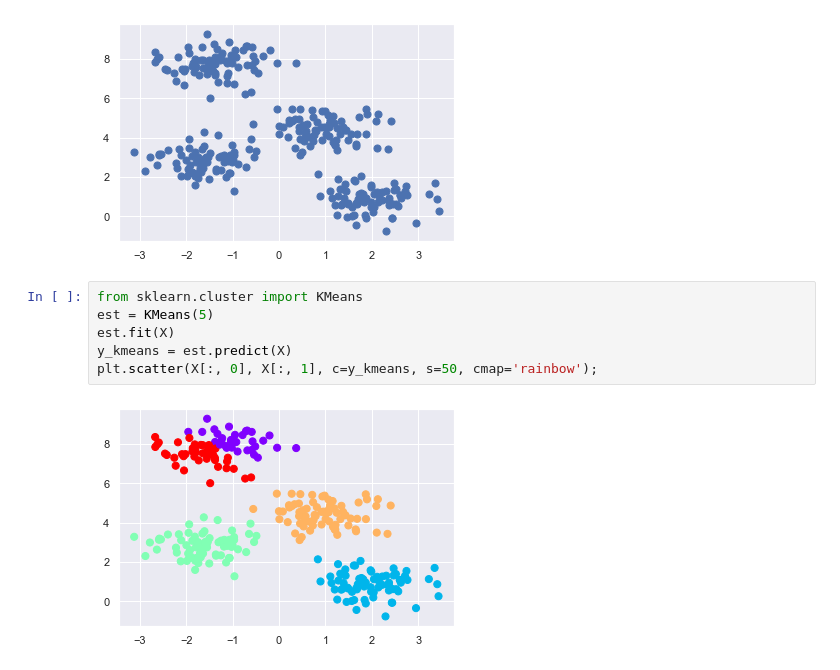
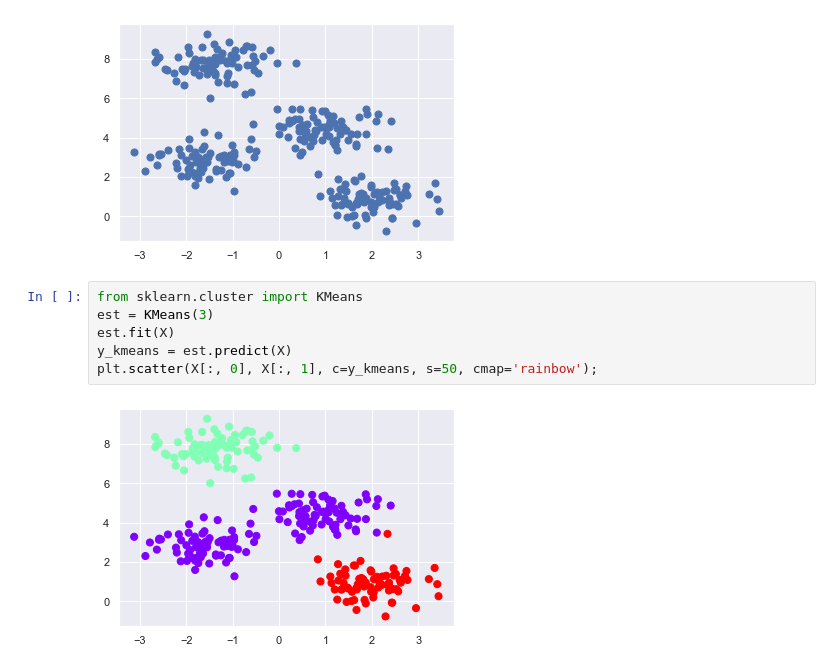
Before and after one commit to marcellusruben/JL_git_example, a Jupyter notebook: cluster.ipynb, the cells around one changed output. Drawn from its saved outputs; the diff is of its cells as text.

```diff
--- a/cluster.ipynb
+++ b/cluster.ipynb
@@ -13,9 +13,9 @@ plt.scatter(X[:, 0], X[:, 1], s=50);
 [figure]
 # %%
 from sklearn.cluster import KMeans
-est = KMeans(5)
+est = KMeans(3)
 est.fit(X)
 y_kmeans = est.predict(X)
 plt.scatter(X[:, 0], X[:, 1], c=y_kmeans, s=50, cmap='rainbow');
 # %% [output]
-[figure, old version]
+[figure, new version]
```
